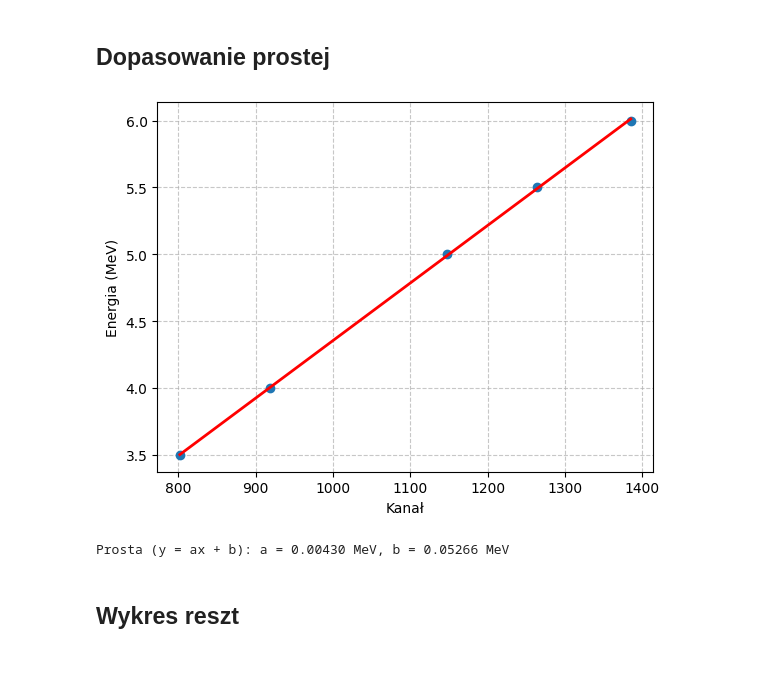
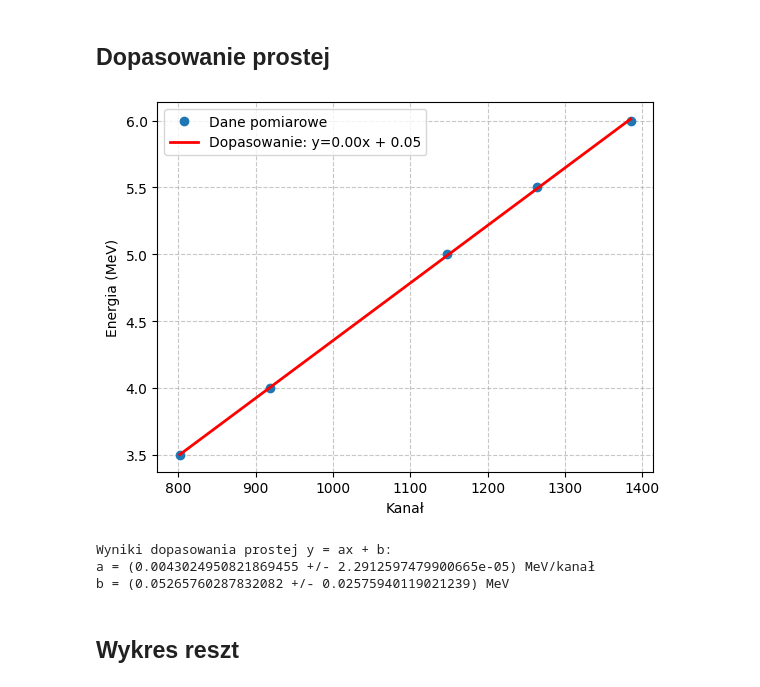
Before and after one commit to Fil0024/NuclearFission, a Jupyter notebook: kalibracja_energetyczna_alpha.ipynb, the cells around one changed output. Drawn from its saved outputs; the diff is of its cells as text; code cells hidden in the pictures.

```diff
--- a/kalibracja_energetyczna_alpha.ipynb
+++ b/kalibracja_energetyczna_alpha.ipynb
@@ -130,26 +130,41 @@ Lp.   | Energia [MeV]   | Kanał (środek piku)
 # %% [markdown]
 ## Dopasowanie prostej
 # %%
-a_fit, b_fit = np.polyfit(kanaly, energia, 1)
+p, V = np.polyfit(kanaly, energia, 1, cov=True)
 
+# Rozpakowanie współczynników
+a_fit = p[0]
+b_fit = p[1]
+
+# 2. ZMIANA: Obliczanie niepewności
+# Niepewność to pierwiastek z elementu na przekątnej macierzy kowariancji V
+da = np.sqrt(V[0][0]) # niepewność a
+db = np.sqrt(V[1][1]) # niepewność b
+
+# Generowanie punktów do wykresu (bez zmian)
 x_fit = np.linspace(min(kanaly), max(kanaly), 100)
 y_fit = a_fit * x_fit + b_fit
 
+# Rysowanie (bez zmian)
 plt.figure()
-plt.plot(kanaly, energia, 'o', markersize=6)
-
-plt.plot(x_fit, y_fit, '-', color='red', linewidth=2)
+plt.plot(kanaly, energia, 'o', markersize=6, label='Dane pomiarowe')
+plt.plot(x_fit, y_fit, '-', color='red', linewidth=2, label=f'Dopasowanie: y={a_fit:.2f}x + {b_fit:.2f}')
 
 plt.xlabel("Kanał")
 plt.ylabel("Energia (MeV)")
 plt.grid(True, linestyle='--', alpha=0.7)
-
+plt.legend()
 plt.show()
 
-print(f"Prosta (y = ax + b): a = {a:.5f} MeV, b = {b:.5f} MeV")
+# 3. ZMIANA: Wyświetlanie wyników z niepewnościami
+print(f"Wyniki dopasowania prostej y = ax + b:")
+print(f"a = ({a_fit} +/- {da}) MeV/kanał")
+print(f"b = ({b_fit} +/- {db}) MeV")
 # %% [output]
-[figure, old version]
+[figure, new version]
-Prosta (y = ax + b): a = 0.00430 MeV, b = 0.05266 MeV
+Wyniki dopasowania prostej y = ax + b:
+a = (0.0043024950821869455 +/- 2.2912597479900665e-05) MeV/kanał
+b = (0.05265760287832082 +/- 0.02575940119021239) MeV
 # %% [markdown]
 ## Wykres reszt
 # %% [markdown]
```
Also changed, not shown: parts of 1 cell of this notebook, 2 other files.
